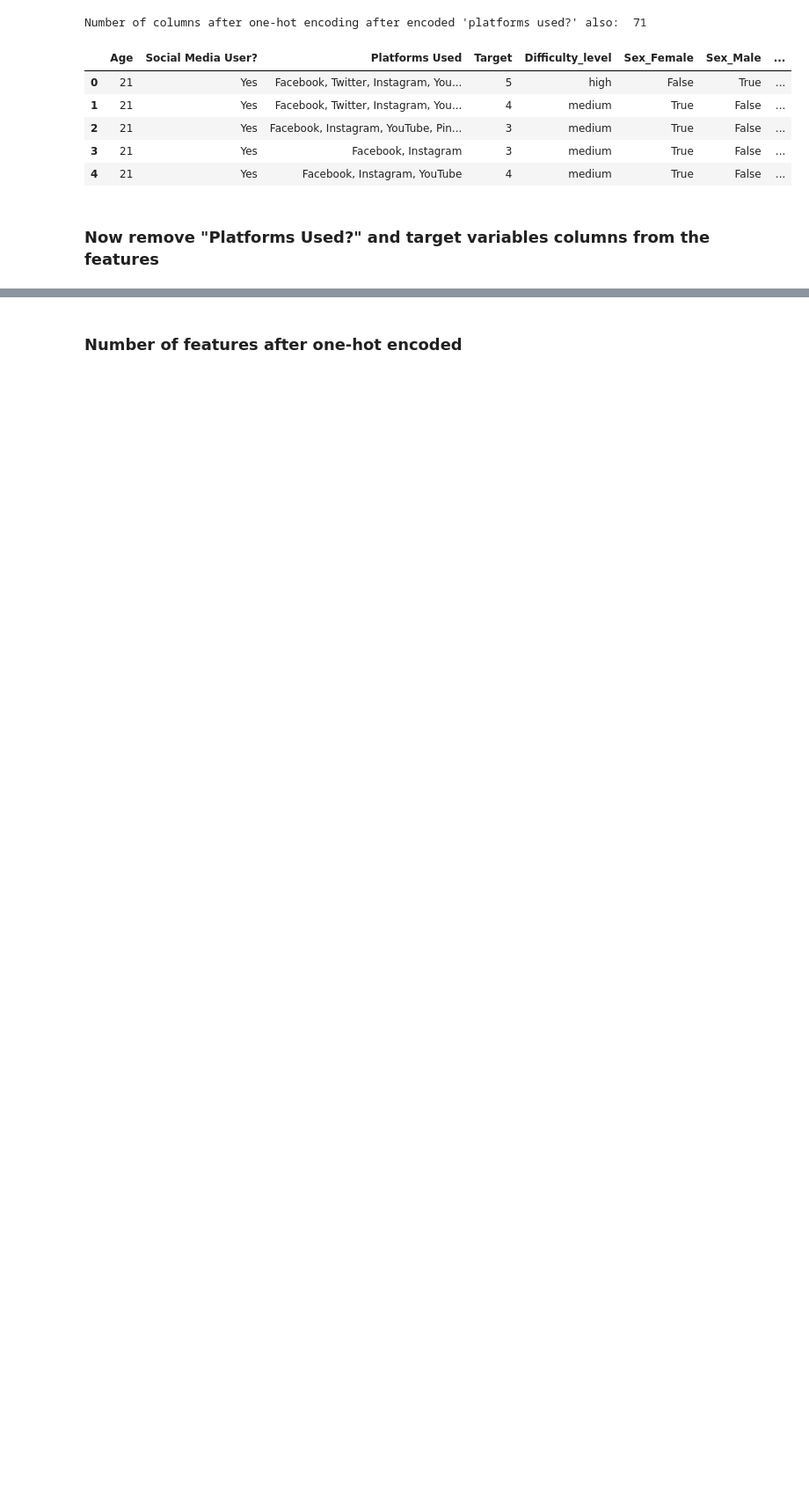
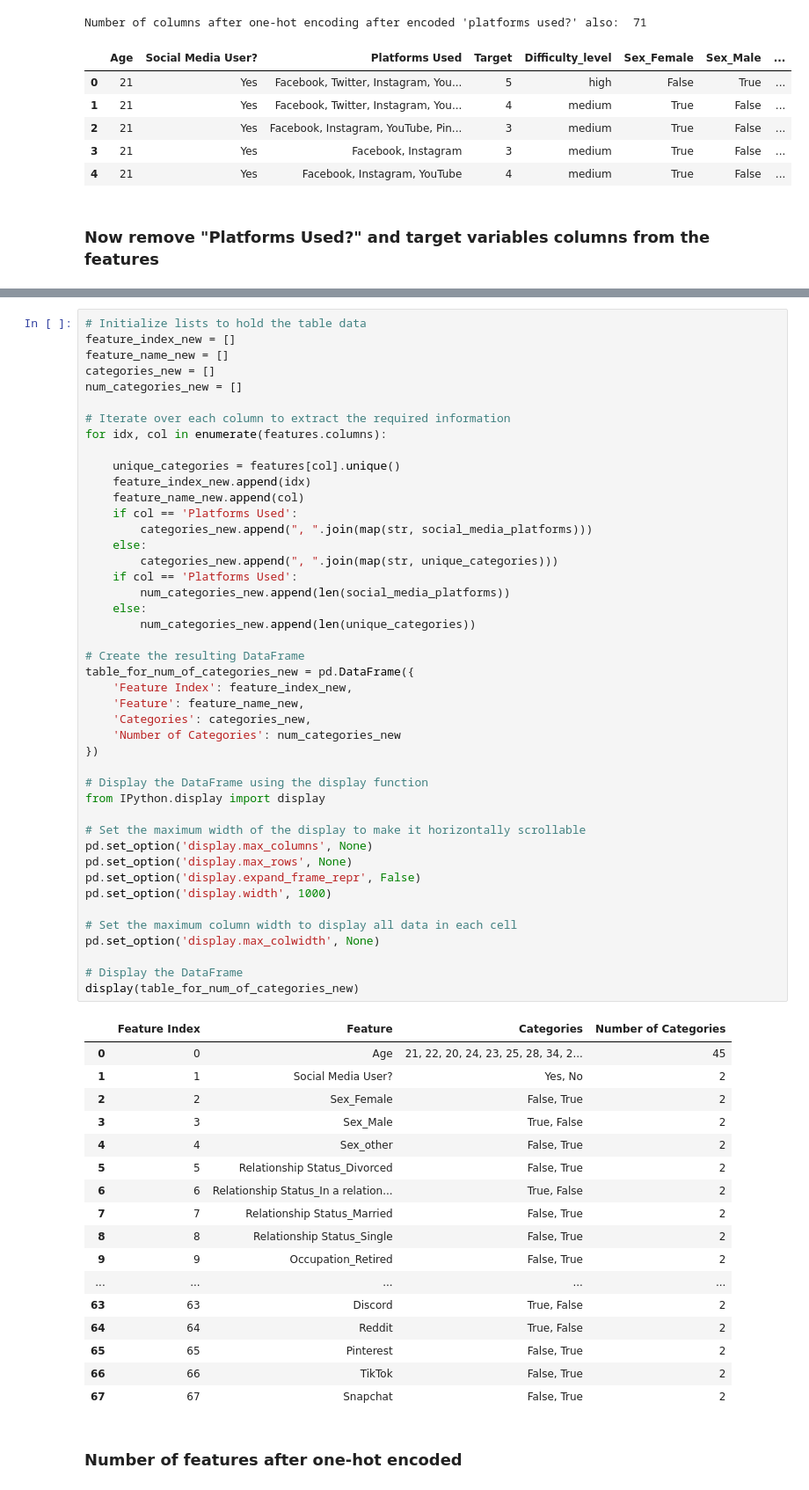
Before and after one commit to cepdnaclk/e19-co544-Concentration-Difficulty-Prediction-Model, a Jupyter notebook: random_forest.ipynb, the cells around one changed output, grey strips where cells are left out. Shown at 88% size. Cells and saved outputs as stored; diff of their text form; blank space fills up the shorter version.

```diff
--- a/random_forest.ipynb
+++ b/random_forest.ipynb
@@ -785,3 +787,65 @@ Number of columns after one-hot encoding after encoded 'platforms used?' also:
+# %%
+# Initialize lists to hold the table data
+feature_index_new = []
+feature_name_new = []
+categories_new = []
+num_categories_new = []
+
+# Iterate over each column to extract the required information
+for idx, col in enumerate(features.columns):
+
+    unique_categories = features[col].unique()
+    feature_index_new.append(idx)
+    feature_name_new.append(col)
+    if col == 'Platforms Used':
+        categories_new.append(", ".join(map(str, social_media_platforms)))
+    else:
+        categories_new.append(", ".join(map(str, unique_categories)))
+    if col == 'Platforms Used':
+        num_categories_new.append(len(social_media_platforms))
+    else:
+        num_categories_new.append(len(unique_categories))
+
+# Create the resulting DataFrame
+table_for_num_of_categories_new = pd.DataFrame({
+    'Feature Index': feature_index_new,
+    'Feature': feature_name_new,
+    'Categories': categories_new,
+    'Number of Categories': num_categories_new
+})
+
+# Display the DataFrame using the display function
+from IPython.display import display
+
+# Set the maximum width of the display to make it horizontally scrollable
+pd.set_option('display.max_columns', None)
+pd.set_option('display.max_rows', None)
+pd.set_option('display.expand_frame_repr', False)
+pd.set_option('display.width', 1000)
+
+# Set the maximum column width to display all data in each cell
+pd.set_option('display.max_colwidth', None)
+
+# Display the DataFrame
+display(table_for_num_of_categories_new)
+# %% [output]
+|  | Feature Index | Feature | Categories | Number of Categories |
+| 0 | 0 | Age | 21, 22, 20, 24, 23, 25, 28, 34, 2... | 45 |
+| 1 | 1 | Social Media User? | Yes, No | 2 |
+| 2 | 2 | Sex_Female | False, True | 2 |
+| 3 | 3 | Sex_Male | True, False | 2 |
+| 4 | 4 | Sex_other | False, True | 2 |
+| 5 | 5 | Relationship Status_Divorced | False, True | 2 |
+| 6 | 6 | Relationship Status_In a relation... | True, False | 2 |
+| 7 | 7 | Relationship Status_Married | False, True | 2 |
+| 8 | 8 | Relationship Status_Single | False, True | 2 |
+| 9 | 9 | Occupation_Retired | False, True | 2 |
+| ... | ... | ... | ... | ... |
+| 63 | 63 | Discord | True, False | 2 |
+| 64 | 64 | Reddit | True, False | 2 |
+| 65 | 65 | Pinterest | False, True | 2 |
+| 66 | 66 | TikTok | False, True | 2 |
+| 67 | 67 | Snapchat | False, True | 2 |
 # %% [markdown]
 ### Number of features after one-hot encoded
 # %%
```
Also changed, not shown: parts of 10 cells of this notebook.
